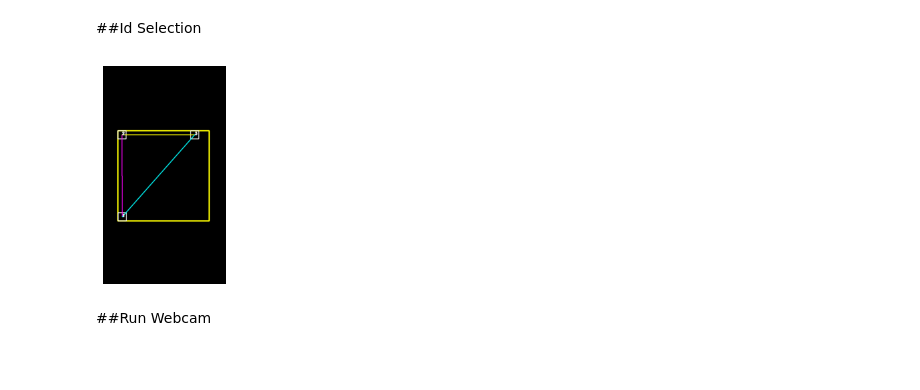
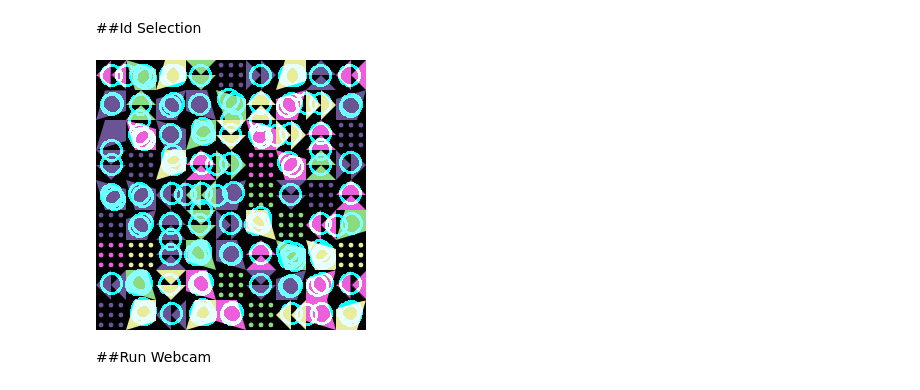
Before and after one commit to splendiferousnoctifer/qrFinderPattern, a Jupyter notebook: qr_finder_pattern.ipynb, the cells around one changed output. Cells and saved outputs as stored; diff of their text form; code cells hidden in the pictures; blank space fills up the shorter version.

Commit message:
multi template matching

```diff
--- a/qr_finder_pattern.ipynb
+++ b/qr_finder_pattern.ipynb
@@ -761,12 +777,14 @@ def id_selector(image, template, searchThreshold = 0.8, distanceThreshold = 0.02
   return image,output,id_perimeter
 # %%
-image = cv2.imread("/content/drive/MyDrive/Colab Notebooks/images/photo_frogpattern.jpg")
-template = cv2.imread("/content/drive/MyDrive/Colab Notebooks/images/template_arrow.jpg",0)
+image = cv2.imread("/content/drive/MyDrive/Colab Notebooks/images/9x9_frog.jpg")
+image = cv2.rotate(image, cv2.cv2.ROTATE_90_CLOCKWISE)
 
-image,output,_ = id_selector(image, template, 0.65, debug = True)
-imshow(output)
+templatePath = "/content/drive/MyDrive/Colab Notebooks/images/templates/"
+
+image,output,_ = id_selector(image, templatePath, 0.65, debug = True)
+cv2_imshow(image)
 # %% [output]
-[figure, old version]
+[figure, new version]
 # %% [markdown]
 ##Run Webcam
 # %%
```
Also changed, not shown: parts of 1 cell of this notebook.
